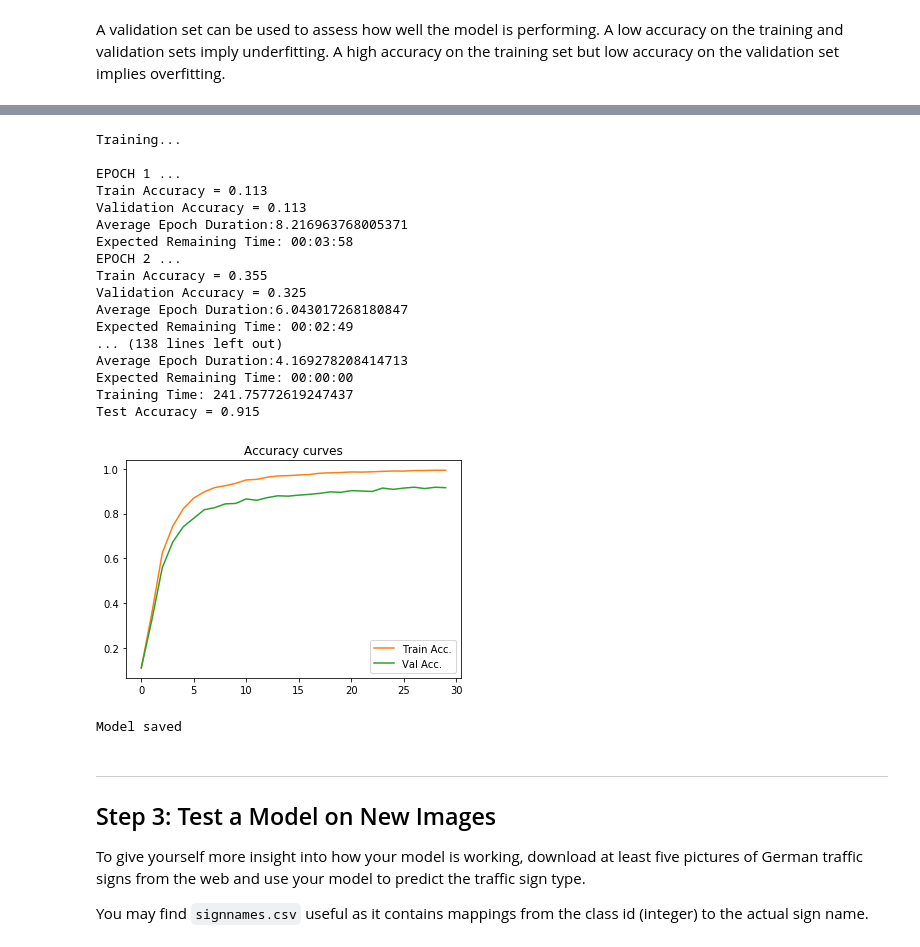
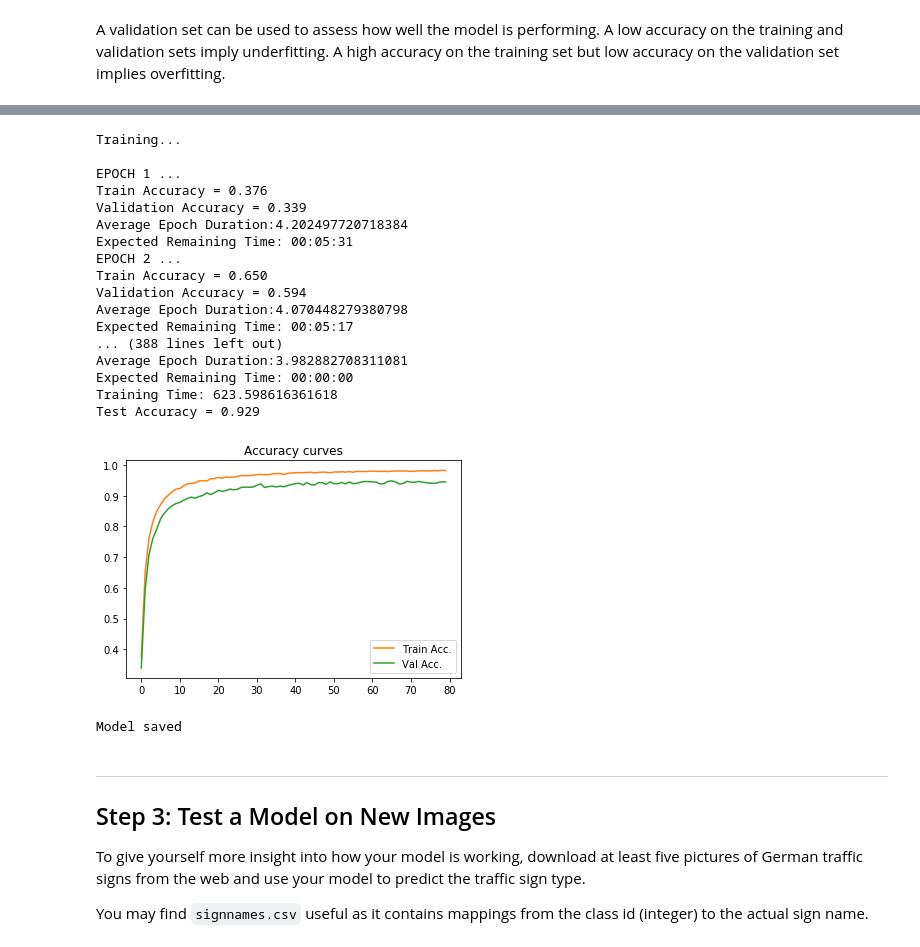
Before and after one commit to Axel13fr/P2_TrafficSignClassifier, a Jupyter notebook: Traffic_Sign_Classifier.ipynb, the cells around one changed output, grey strips where cells are left out. Saved outputs shown, nothing was run; the diff lists cells and outputs as text; code cells hidden in the pictures.

Commit message:
NEW: reduced overfit, reaching 94.5% accuracy on validation set ! NEW: updated notebook export containing these results

```diff
--- a/Traffic_Sign_Classifier.ipynb
+++ b/Traffic_Sign_Classifier.ipynb
@@ -309,16 +330,23 @@ sets imply underfitting. A high accuracy on the training set but low accuracy on
 # %%
 ### Training hyperparamters:
 rate = 0.001
-EPOCHS = 30
+EPOCHS = 80
 BATCH_SIZE = 256
-DROPOUT_PROB = 0.5
+
+C1_PROB = 0.9
+C2_PROB = 0.75 #0.75
+FC_PROB = 0.5 # 0.5
 # %%
 ### Prepare graph placeholders:
 x = tf.placeholder(tf.float32, (None, 32, 32, 3))
 y = tf.placeholder(tf.int32, (None))
 one_hot_y = tf.one_hot(y, n_classes)
 
-keep_prob = tf.placeholder(tf.float32) # probability to keep units for dropout
+# probability to keep units for dropout
+C1_kprob = tf.placeholder(tf.float32)
+C2_kprob = tf.placeholder(tf.float32)
+C3_kprob = tf.placeholder(tf.float32)
+FC_kprob = tf.placeholder(tf.float32)
 # %%
 ### Connect the complete prediction pipeline:
 
@@ -348,7 +378,7 @@ def evaluate(X_data, y_data):
     sess = tf.get_default_session()
     for offset in range(0, num_examples, BATCH_SIZE):
         batch_x, batch_y = X_data[offset:offset+BATCH_SIZE], y_data[offset:offset+BATCH_SIZE]
-        accuracy = sess.run(accuracy_operation, feed_dict={x: batch_x, y: batch_y, keep_prob : 1.0})
+        accuracy = sess.run(accuracy_operation, feed_dict={x: batch_x, y: batch_y, C1_kprob : 1.0, C2_kprob : 1.0, FC_kprob : 1.0})
         total_accuracy += (accuracy * len(batch_x))
     return total_accuracy / num_examples
 # %%
@@ -385,51 +415,51 @@ with tf.Session() as sess:
         for offset in range(0, num_examples, BATCH_SIZE):
             end = offset + BATCH_SIZE
             batch_x, batch_y = X_train[offset:end], y_train[offset:end]
-            sess.run(training_operation, feed_dict={x: batch_x, y: batch_y, keep_prob : DROPOUT_PROB})
+            sess.run(training_operation, feed_dict={x: batch_x, y: batch_y, C1_kprob : C1_PROB, C2_kprob : C2_PROB, FC_kprob : FC_PROB})
 
         # Compute and predict time
         total_duration += (time.time() - epoch_time)
         avg_epoch_time = total_duration / (i+1)
         remaining_time = (EPOCHS - (i+1))*avg_epoch_time
 
         # Evaluate & Log for later graphs
         train_accuracy = evaluate(X_train, y_train)
         validation_accuracy = evaluate(X_valid, y_valid)
         logger.log(train_accuracy,validation_accuracy)
 
         print("EPOCH {} ...".format(i+1))
         print("Train Accuracy = {:.3f}".format(train_accuracy))
         print("Validation Accuracy = {:.3f}".format(validation_accuracy))
         print("Average Epoch Duration:" + str(avg_epoch_time))
         print("Expected Remaining Time: " + time.strftime('%H:%M:%S', time.gmtime(remaining_time)))
 
 
     print('Training Time: ' + str(time.time() - start_time))
     test_accuracy = evaluate(X_test, y_test)
     print("Test Accuracy = {:.3f}".format(test_accuracy))
     logger.plot()
 
     saver.save(sess, './lenet')
     print("Model saved")
 # %% [output]
 Training...
 
 EPOCH 1 ...
-Train Accuracy = 0.113
-Validation Accuracy = 0.113
-Average Epoch Duration:8.216963768005371
-Expected Remaining Time: 00:03:58
+Train Accuracy = 0.376
+Validation Accuracy = 0.339
+Average Epoch Duration:4.202497720718384
+Expected Remaining Time: 00:05:31
 EPOCH 2 ...
-Train Accuracy = 0.355
-Validation Accuracy = 0.325
-Average Epoch Duration:6.043017268180847
-Expected Remaining Time: 00:02:49
-... (138 lines left out)
-Average Epoch Duration:4.169278208414713
+Train Accuracy = 0.650
+Validation Accuracy = 0.594
+Average Epoch Duration:4.070448279380798
+Expected Remaining Time: 00:05:17
+... (388 lines left out)
+Average Epoch Duration:3.982882708311081
 Expected Remaining Time: 00:00:00
-Training Time: 241.75772619247437
-Test Accuracy = 0.915
+Training Time: 623.598616361618
+Test Accuracy = 0.929
-[figure, old version]
+[figure, new version]
 Model saved
 # %% [markdown]
 ---
```
Also changed, not shown: parts of 8 cells of this notebook, 1 other file.
